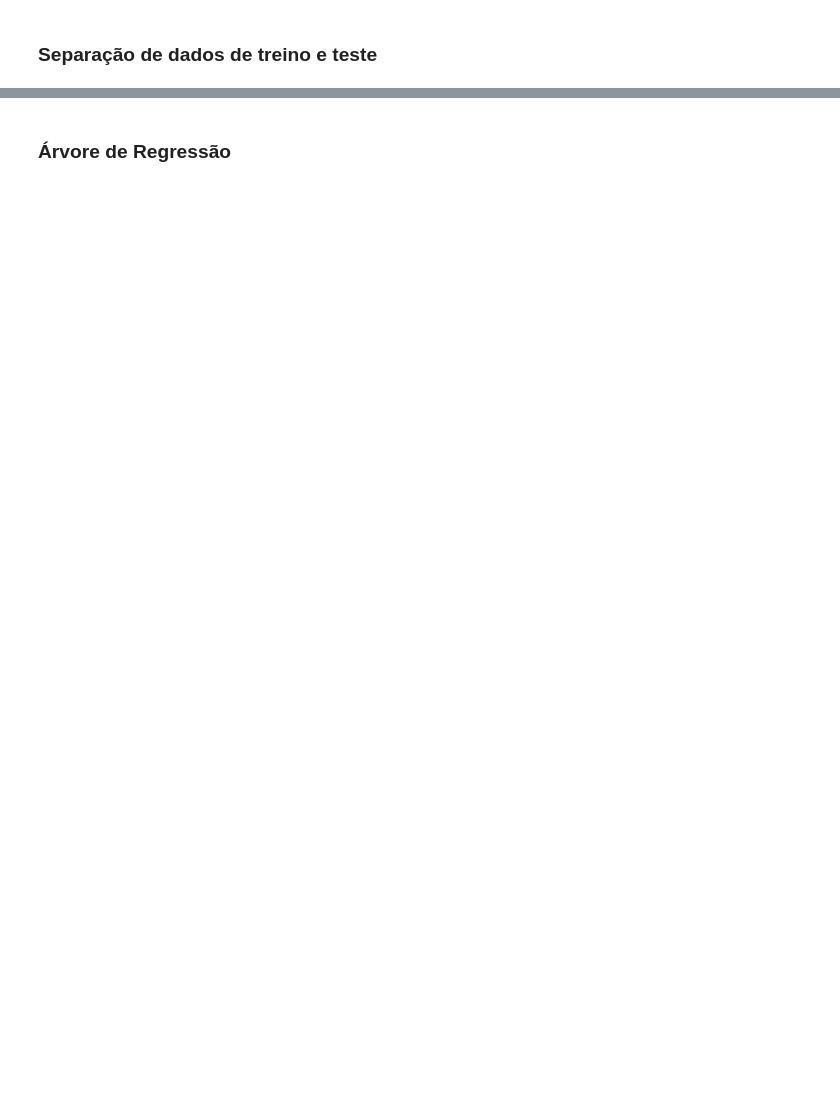
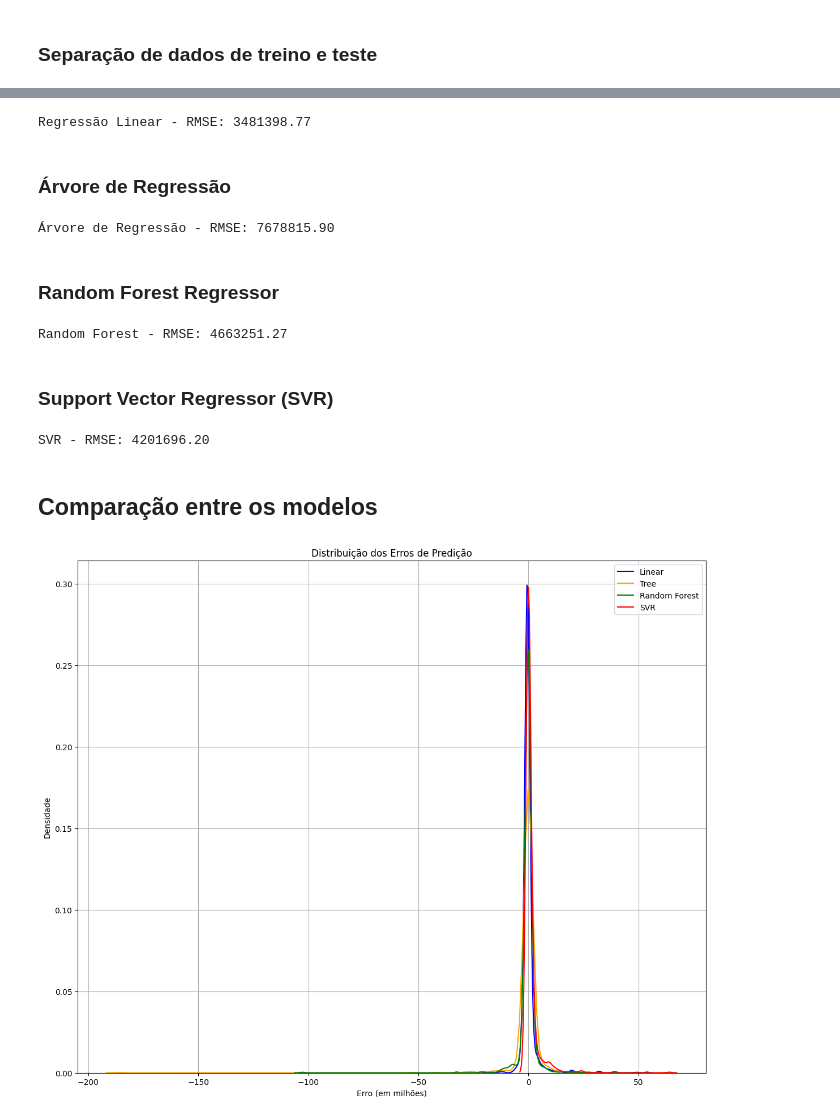
Before and after one commit to RenanYMartins/ADD-Trabalho2, a Jupyter notebook: Mercado_Imobiliário_de_Nova_York_Trabalho2.ipynb, the cells around one changed output, grey strips where cells are left out. Drawn from its saved outputs; the diff is of its cells as text; code cells hidden in the pictures; blank space fills up the shorter version.

```diff
--- a/Mercado_Imobiliário_de_Nova_York_Trabalho2.ipynb
+++ b/Mercado_Imobiliário_de_Nova_York_Trabalho2.ipynb
@@ -199,2 +162,58 @@ plt.show()
+# %%
+model_lr = LinearRegression()
+model_lr.fit(X_train, y_train)
+
+pred_lr = model_lr.predict(X_test)
+evaluate_model(y_test, pred_lr, "Regressão Linear")
+# %% [output]
+Regressão Linear - RMSE: 3481398.77
 # %% [markdown]
 ### Árvore de Regressão
+# %%
+model_tree = DecisionTreeRegressor(random_state = 42)
+model_tree.fit(X_train, y_train)
+
+pred_tree = model_tree.predict(X_test)
+evaluate_model(y_test, pred_tree, "Árvore de Regressão")
+# %% [output]
+Árvore de Regressão - RMSE: 7678815.90
+# %% [markdown]
+### Random Forest Regressor
+# %%
+model_rf = RandomForestRegressor(n_estimators = 100, random_state = 42)
+model_rf.fit(X_train, y_train)
+
+pred_rf = model_rf.predict(X_test)
+evaluate_model(y_test, pred_rf, "Random Forest")
+# %% [output]
+Random Forest - RMSE: 4663251.27
+# %% [markdown]
+### Support Vector Regressor (SVR)
+# %%
+model_svr = make_pipeline(StandardScaler(), SVR(kernel='rbf', C=100, epsilon=0.1))
+model_svr.fit(X_train, y_train)
+
+pred_svr = model_svr.predict(X_test)
+evaluate_model(y_test, pred_svr, "SVR")
+# %% [output]
+SVR - RMSE: 4201696.20
+# %% [markdown]
+## Comparação entre os modelos
+# %%
+divisor = 1e6
+
+plt.figure(figsize=(12, 10))
+sns.kdeplot((y_test - pred_lr) / divisor, label="Linear", color='blue')
+sns.kdeplot((y_test - pred_tree) / divisor, label="Tree", color='orange')
+sns.kdeplot((y_test - pred_rf) / divisor, label="Random Forest", color='green')
+sns.kdeplot((y_test - pred_svr) / divisor, label="SVR", color='red')
+
+plt.title("Distribuição dos Erros de Predição")
+plt.xlabel("Erro (em milhões)")
+plt.ylabel("Densidade")
+plt.grid(True)
+plt.legend()
+plt.tight_layout()
+plt.show()
+# %% [output]
+[figure, added]
```
Also changed, not shown: parts of 20 cells of this notebook.
